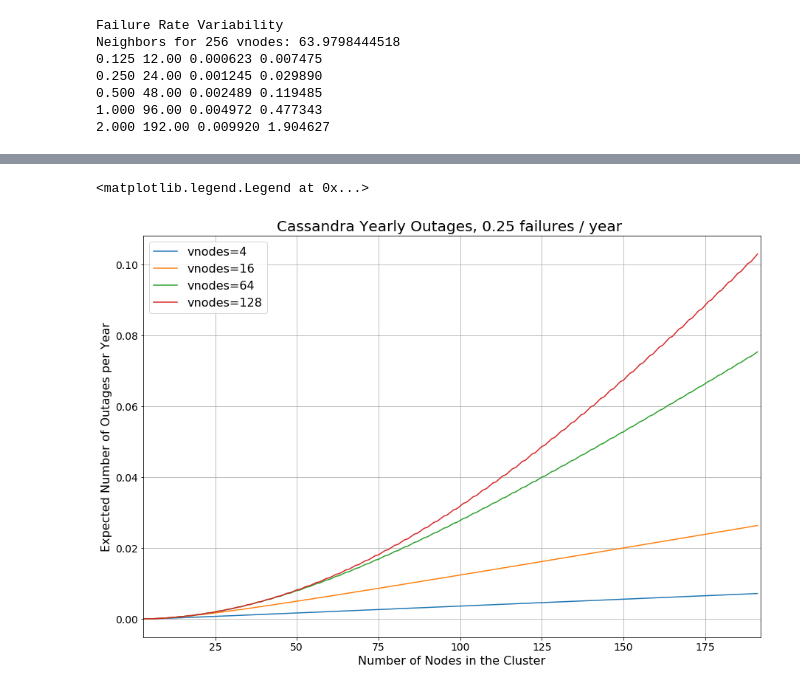
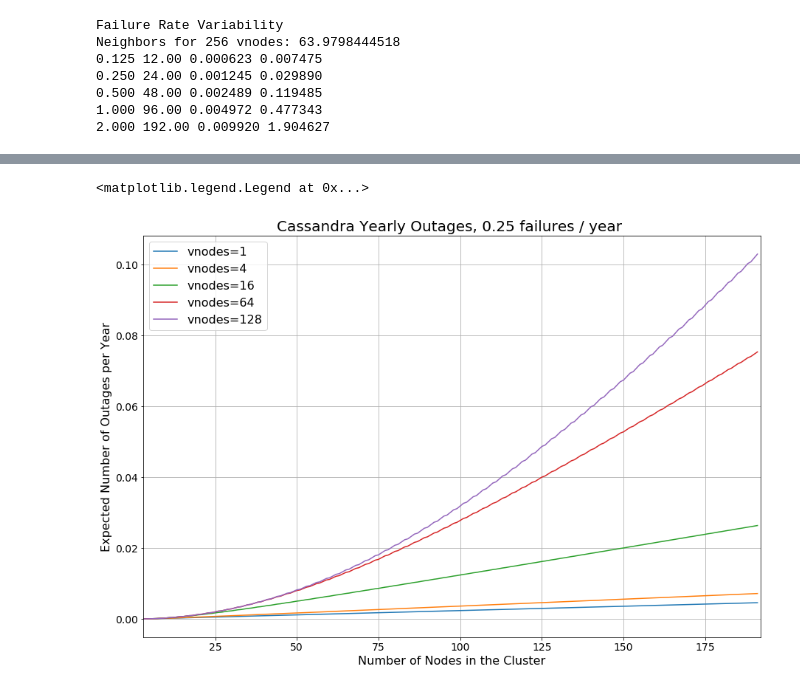
Before and after one commit to jolynch/performance-analysis, a Jupyter notebook: notebooks/cassandra_availability/cassandra_availability.ipynb, the cells around one changed output, grey strips where cells are left out. Saved outputs shown, nothing was run; the diff lists cells and outputs as text; code cells hidden in the pictures.

```diff
--- a/notebooks/cassandra_availability/cassandra_availability.ipynb
+++ b/notebooks/cassandra_availability/cassandra_availability.ipynb
@@ -7,25 +7,20 @@ import matplotlib.pyplot as plt
 
 %matplotlib inline
 
-try:
-    from scipy.special import comb as _comb
-except ImportError:
-    def _comb(n, k):
-        return math.factorial(n) / (math.factorial(k) * math.factorial(n - k))
-
 # Boils down to "If I pick nodes (rf - 1) * vnode times, how many
 # distinct nodes will I have in expectation. Note that this is a slightly
 # optimistic estimate because Cassandra won't place two replicas of the
 # same token on the same machine or rack, but this is close enough for
 # the model
-# https://math.stackexchange.com/questions/72223/
-# finding-expected-number-of-distinct-values-selected-from-a-set-of-integers
+# This is a variant of the Birthday Problem where we are insterested
+# in the number of distinct values produced
+# http://www.randomservices.org/random/urn/Birthday.html
 def num_neighbors(n, v, rf):
     k = v * (rf - 1)
     # As cassandra is rack aware, we assume #racks == #replicas
     # This is maybe a bad assumption for some datacenter deployments
     n = n - (n / rf)
-    estimate = sum((-1)**i * _comb(k, i + 1, exact=True) * n**(-i) for i in range(0, k-1))
+    estimate = n * (1.0 - (1.0 - 1.0/n) ** k)
     return max(rf - 1, min(estimate, n))
 
 def p_outage_given_failure(recovery, num_neighbors, rate):
@@ -128,22 +123,22 @@ plt.plot(num_vnodes[:32], outages[:32], color='orange')
 # %%
 # Hold vnodes constant, vary size of cluster
 plt.figure(figsize=(15,10))
 plt.title(
     "Cassandra Yearly Outages, {1:.2f} failures / year ".format(
         vnodes, arate * year), fontsize=20)
 plt.ylabel("Expected Number of Outages per Year", fontsize=16)
 plt.xlabel("Number of Nodes in the Cluster", fontsize=16)
 plt.gca().grid(True)
 plt.tick_params(axis='both', which='major', labelsize=14)
 
-num_vnodes = (4, 16, 64, 128)
+num_vnodes = (1, 4, 16, 64, 128)
 num_nodes = range(3, 192)
 for vnodes in num_vnodes:
     outages = [compute_outage(vnodes, arate, nodes, rf, bw_in, bw_out) for nodes in num_nodes]
     plt.plot(num_nodes, outages, label="vnodes={0}".format(vnodes))
 
 plt.xlim(3, 192)
 plt.legend(fontsize=16)
 # %% [output]
 <matplotlib.legend.Legend at 0x...>
-[figure, old version]
+[figure, new version]
```
Also changed, not shown: parts of 1 cell of this notebook.
